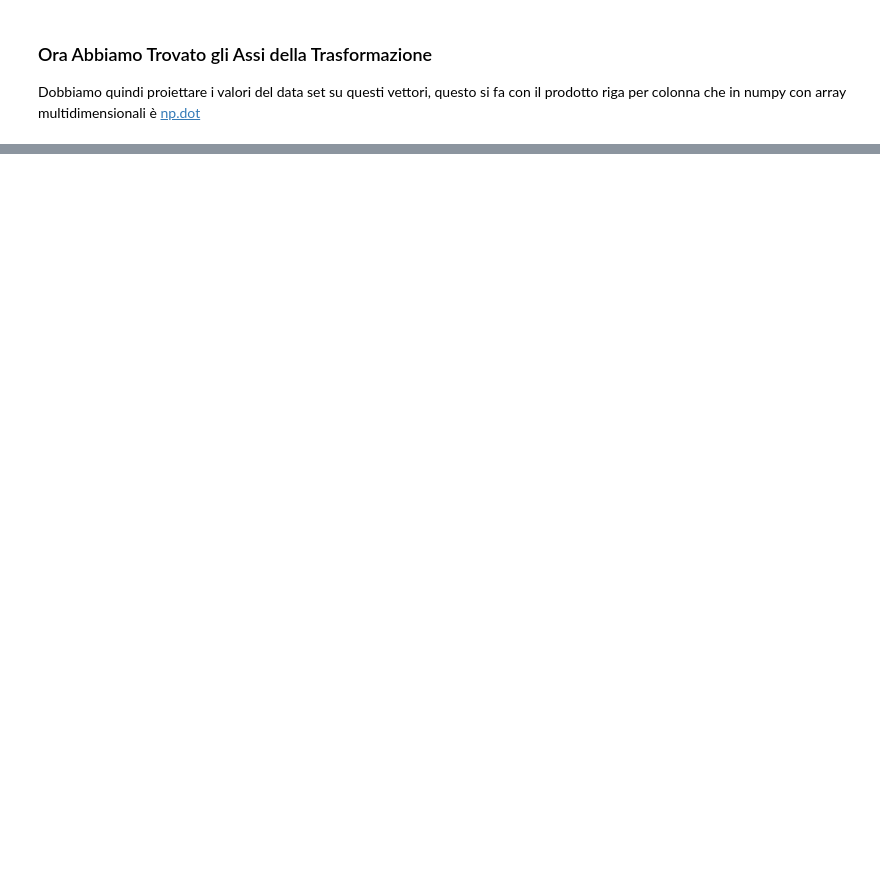
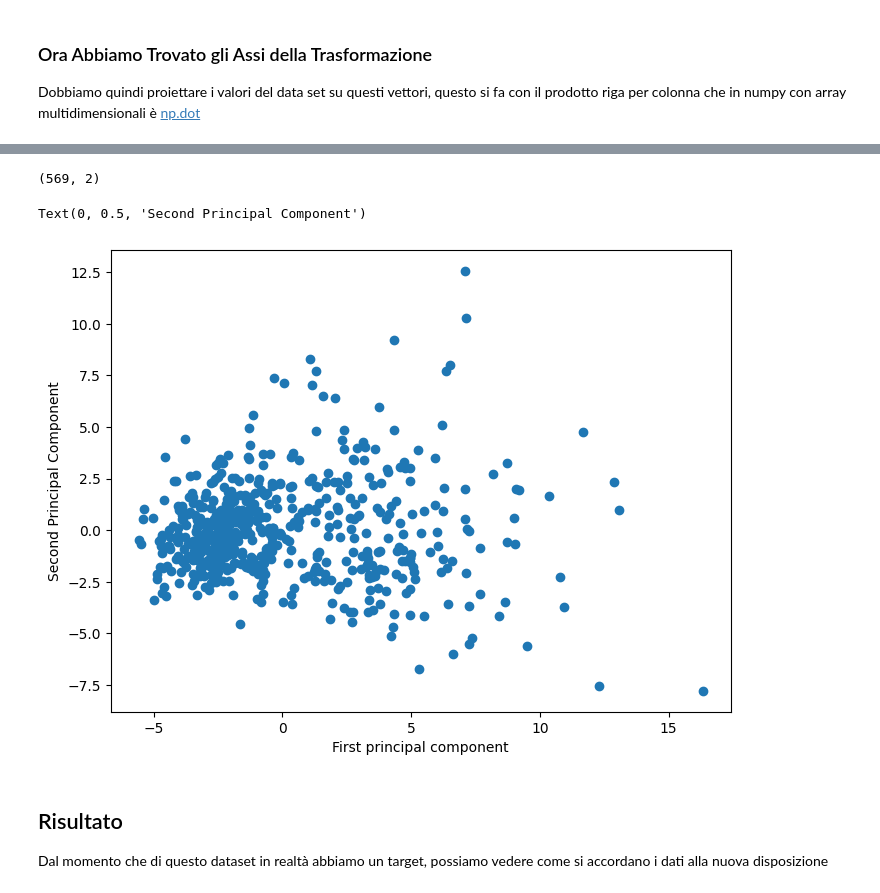
Before and after one commit to pg-88/IFOA_ML_AI, a Jupyter notebook: python/esempio_PCA.ipynb, the cells around one changed output, grey strips where cells are left out. Drawn from its saved outputs; the diff is of its cells as text; code cells hidden in the pictures; blank space fills up the shorter version.

```diff
--- a/python/esempio_PCA.ipynb
+++ b/python/esempio_PCA.ipynb
@@ -173,4 +194,5 @@ array([[ 1.09706398, -2.07333501,  1.26993369, ...,  2.29607613,
 # e gli auto valori Eigen Values
 
 # np.linalg contiene le operazioni di algebra lineare
-# eigen_values, eigen_vectors =
+eigen_values, eigen_vectors = np.linalg.eig(covariance_matrix)
+eigen_values
@@ -198,0 +253,8 @@ array([1, 0, 2])
+# %%
+sorted_key = np.argsort(eigen_values)
+# ritorna gli indici che permettono di ordinare l'array (crescente)
+sorted_key = np.argsort(eigen_values)[::-1]  # inverto l'ordine
+
+sorted_key = np.argsort(eigen_values)[::-1][:num_components] # seleziono solo i primi 2 (in questo caso)
+
+sorted_key
@@ -199,7 +270,13 @@ array([1, 0, 2])
+# %%
+# riassegno la variabile eigen_values per tenere solo quelli con il valore più alto
+eigen_values = eigen_values[sorted_key]
+
+# riassegno anche l'array degli autovettori
+eigen_vectors = eigen_vectors[:, sorted_key]
 # %% [markdown]
 ### Ora Abbiamo Trovato gli Assi della Trasformazione
 
 Dobbiamo quindi proiettare i valori del data set su questi vettori, questo si fa con il prodotto riga per colonna che in numpy con array multidimensionali è [np.dot](https://numpy.org/doc/stable/reference/generated/numpy.dot.html)
 # %%
 # proiettare i dati sugli assi principali stiamo ruotando e adattando il dataset
-# principal_components
+principal_components = np.dot(scaled_X, eigen_vectors)
@@ -213,5 +293,24 @@ Text(0, 0.5, 'Second Principal Component')
+# %%
+# le feature adesso sono solo 2
+
+principal_components.shape
+# %% [output]
+(569, 2)
+# %%
+# vediamo il grafico
+plt.figure(figsize=(8,6))
+plt.scatter(principal_components[:,0],principal_components[:,1])
+plt.xlabel('First principal component')
+plt.ylabel('Second Principal Component')
+# %% [output]
+Text(0, 0.5, 'Second Principal Component')
+[figure, added]
 # %%
 ## Questo dataset fa parte di scikit learn e di fatto abbiamo un target
 # quindi possiamo vedere cosa abbiamo fatto
 
 from sklearn.datasets import load_breast_cancer
+# %% [markdown]
+## Risultato
+
+Dal momento che di questo dataset in realtà abbiamo un target, possiamo vedere come si accordano i dati alla nuova disposizione
```
Also changed, not shown: parts of 18 cells of this notebook.
